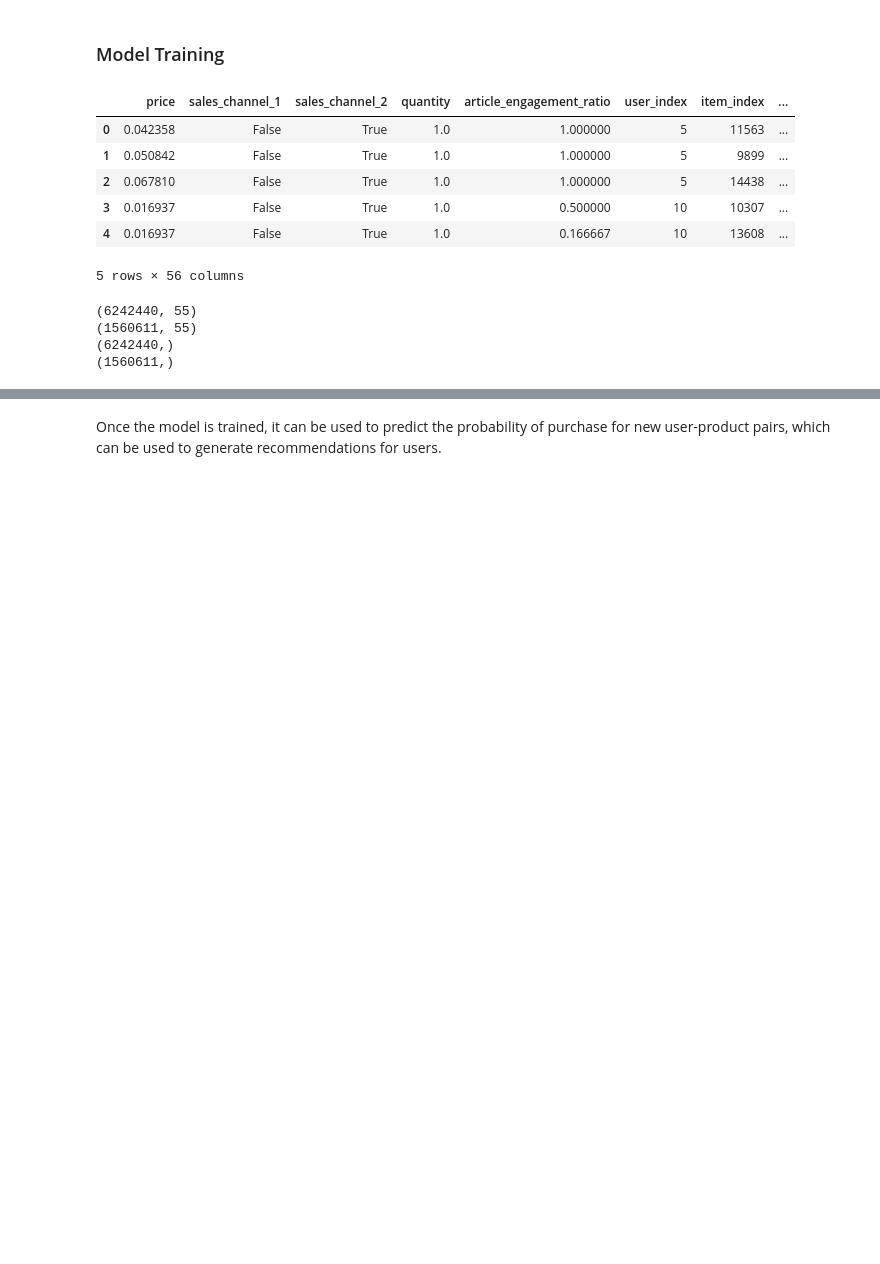
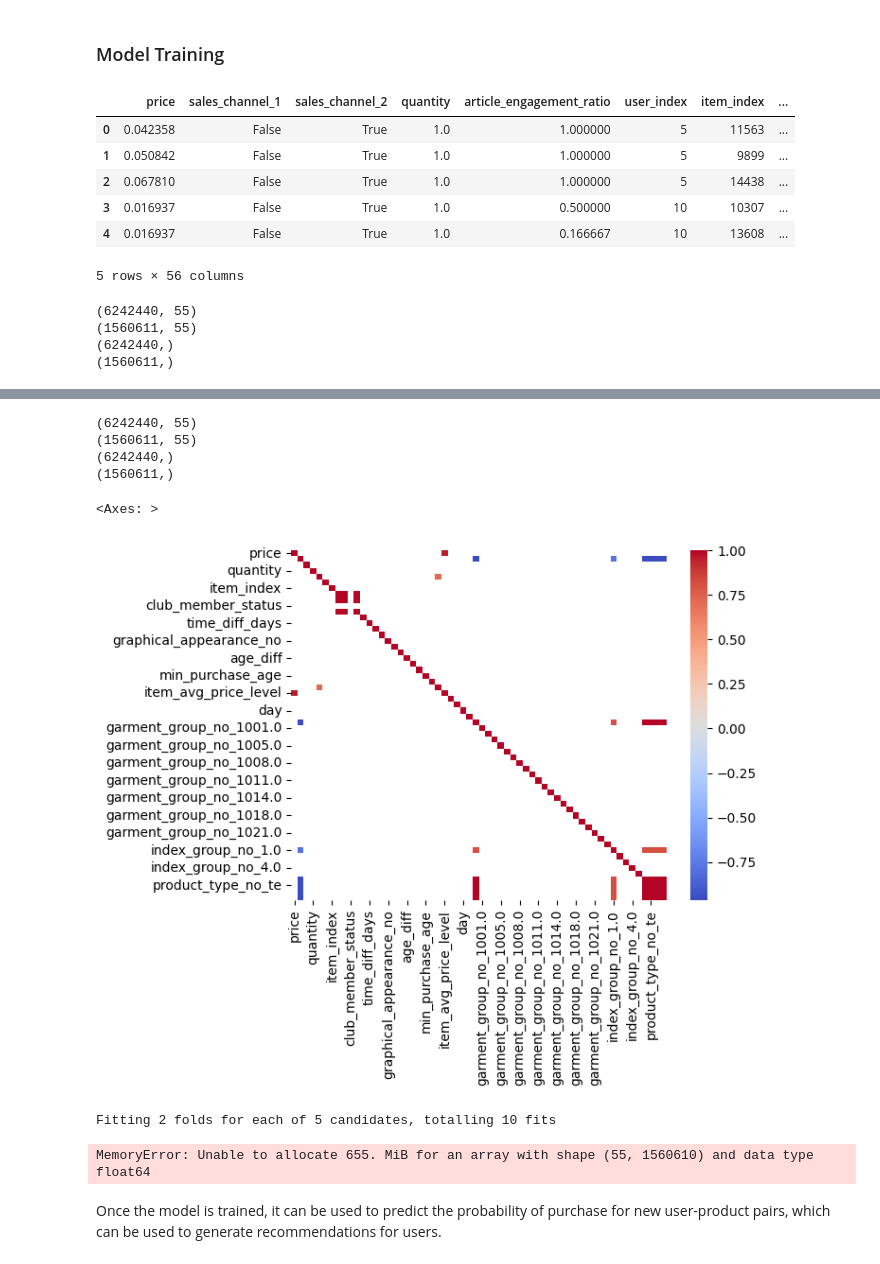
Before and after one commit to Afats/HnM-recco, a Jupyter notebook: lightgbm_heuristic_model.ipynb, the cells around one changed output, grey strips where cells are left out. Cells and saved outputs as stored; diff of their text form; code cells hidden in the pictures; blank space fills up the shorter version.

```diff
--- a/lightgbm_heuristic_model.ipynb
+++ b/lightgbm_heuristic_model.ipynb
@@ -154,0 +258,5 @@ print(y_test.shape)
+# %%
+final_df = reduce_mem_usage(final_df)
+
+# print dtypes for all columns in final_df
+final_df.dtypes
@@ -156,49 +285,53 @@ print(y_test.shape)
 # 80/20 time-based split to curb data leakage
 X_train, X_test, y_train, y_test = time_based_train_test_split(final_df, test_size=0.2)
 final_df = final_df.drop('date', axis=1)
+
+# print the shape of X_train, X_test, y_train, y_test
+print(X_train.shape)
+print(X_test.shape)
+print(y_train.shape)
+print(y_test.shape)
+# %% [output]
+(6242440, 55)
+(1560611, 55)
+(6242440,)
+(1560611,)
+# %%
+import pandas as pd
+import seaborn as sns
+
+
+# Compute the correlation matrix
+corr_matrix = final_df.corr()
+
+# Visualize the correlation matrix using a heatmap
+sns.heatmap(corr_matrix[corr_matrix.abs() > 0.7], cmap='coolwarm')
+# %% [output]
+<Axes: >
+[figure, added]
 # %%
 import lightgbm as lgb
 from sklearn.model_selection import train_test_split, GridSearchCV
 from sklearn.metrics import ndcg_score
-from category_encoders import TargetEncoder
 from sklearn.feature_selection import RFECV
 import joblib
-from sklearn.model_selection import KFold
 from sklearn.metrics import get_scorer
-from sklearn.feature_selection import SelectKBest, chi2
 from sklearn.pipeline import Pipeline
 from sklearn.model_selection import RandomizedSearchCV
 import scipy.stats as stats
-
-# Define columns to target encode
-cols_to_encode = ['department_no', 'product_type_no', 'section_no', 'graphical_appearance_no']
-
-# Define number of folds for cross-validation
-n_splits = 5
-
-# Create KFold object for cross-validation
-kf = KFold(n_splits=n_splits, shuffle=True, random_state=42)
-
-# Perform target encoding with cross-validation
-for col in cols_to_encode:
-    final_df[f'{col}_te'] = 0
-    te = TargetEncoder(cols=[col])
-    for train_idx, val_idx in kf.split(final_df):
-        te.fit(final_df.iloc[train_idx][[col]], final_df.iloc[train_idx]['target'])
-        final_df.loc[val_idx, f'{col}_te'] = te.transform(final_df.iloc[val_idx][[col]]).values.flatten()
 
 # Define features and target
 features = final_df.columns.tolist()
 features.remove('target')
 target = 'target'
 
-# # 80/20 time-based split to curb data leakage
-# X_train, X_test, y_train, y_test = time_based_train_test_split(final_df, test_size=0.2)
-# final_df = final_df.drop('date', axis=1)
-
 # Group data by user -- so that LightGBM knows which data points belong to each user and can compute the metrics correctly
 grouped_data_train = X_train.groupby('user_index')
 grouped_data_test = X_test.groupby('user_index')
+groups = [grouped_data_train.groups[user] for user in grouped_data_train.groups.keys()]
+
+# for the clf.fit() ?
+groups_flat = np.concatenate(groups)
 
 # Create LightGBM datasets with group query information
 train_data = lgb.Dataset(X_train, label=y_train, group=grouped_data_train.groups.values())
@@ -206,37 +339,29 @@ test_data = lgb.Dataset(X_test, label=y_test, group=grouped_data_test.groups.val
 
 # Define hyperparameters space
 param_dist = {
-    'selector__k': stats.randint(10, 50),
     'lgbm__learning_rate': stats.uniform(0.01, 0.1),
     'lgbm__num_leaves': stats.randint(15, 64),
     'lgbm__bagging_fraction': stats.uniform(0.6, 0.4),
     'lgbm__feature_fraction': stats.uniform(0.6, 0.4),
 }
 
-# Create a pipeline that includes SelectKBest
-selector = SelectKBest(score_func=chi2)
-pipeline = Pipeline(steps=[('selector', selector), ('lgbm', lgb.LGBMClassifier(**params))])
+# Create a pipeline that includes RFECV
+selector = RFECV(estimator=lgb.LGBMClassifier(**param_dist), cv=2, scoring=get_scorer('average_precision'))
+pipeline = Pipeline(steps=[('selector', selector), ('lgbm', lgb.LGBMClassifier(**param_dist))])
 
 # Add num_boost_round parameter to lgbm estimator in pipeline
 pipeline.named_steps['lgbm'].set_params(num_boost_round=100)
 
 # Perform random search on the pipeline
-scoring = get_scorer('average_precision')
-clf = RandomizedSearchCV(estimator=pipeline, param_distributions=param_dist, cv=2, scoring=scoring, n_iter=5,
-                         n_jobs=-1, verbose=2, refit=True)
-groups = [grouped_data_train.groups[user] for user in grouped_data_train.groups.keys()]
-groups_flat = np.concatenate(groups)
+clf = RandomizedSearchCV(estimator=pipeline, param_distributions=param_dist, cv=2, scoring=get_scorer('average_precision'), n_iter=5,
+                         n_jobs=-1, verbose=2, refit=True, error_score='raise')
+
 clf.fit(X_train, y_train, groups=groups_flat)
 
 # Save the best intermediate model
 joblib.dump(clf.best_estimator_, 'best_model.pkl')
 print(f'Best hyperparameters: {clf.best_params_}')
 print(f'Best map score: {clf.best_score_}')
-
-# Save the feature importances to a file
-feat_importances = pd.Series(clf.best_estimator_.feature_importances_, index=X_train_sel.columns)
-feat_importances.nlargest(20).plot(kind='barh')
-plt.savefig('lightgbm/feature_importances.png')
 
 # Save the selected features
 selected_features = X_train_sel.columns.tolist()
@@ -246,6 +371,9 @@ joblib.dump(selected_features, 'lightgbm/selected_features.pkl')
 y_pred = clf.best_estimator_.predict(X_test_sel, num_iteration=clf.best_estimator_.best_iteration_)
 ndcg = ndcg_score(y_test, y_pred, group_scores=True, verbose=1)
 print(f'NDCG score on test set: {ndcg}')
+# %% [output]
+Fitting 2 folds for each of 5 candidates, totalling 10 fits
+MemoryError: Unable to allocate 655. MiB for an array with shape (55, 1560610) and data type float64
 # %% [markdown]
 Once the model is trained, it can be used to predict the probability of purchase for new user-product pairs, which can be used to generate recommendations for users.
 # %%
```
Also changed, not shown: parts of 5 cells of this notebook.
